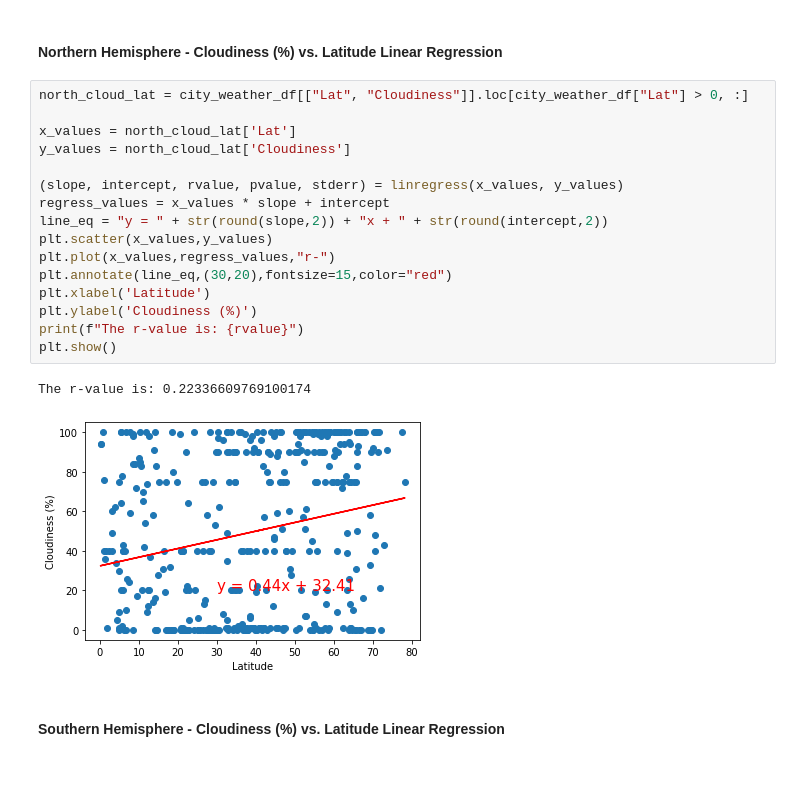
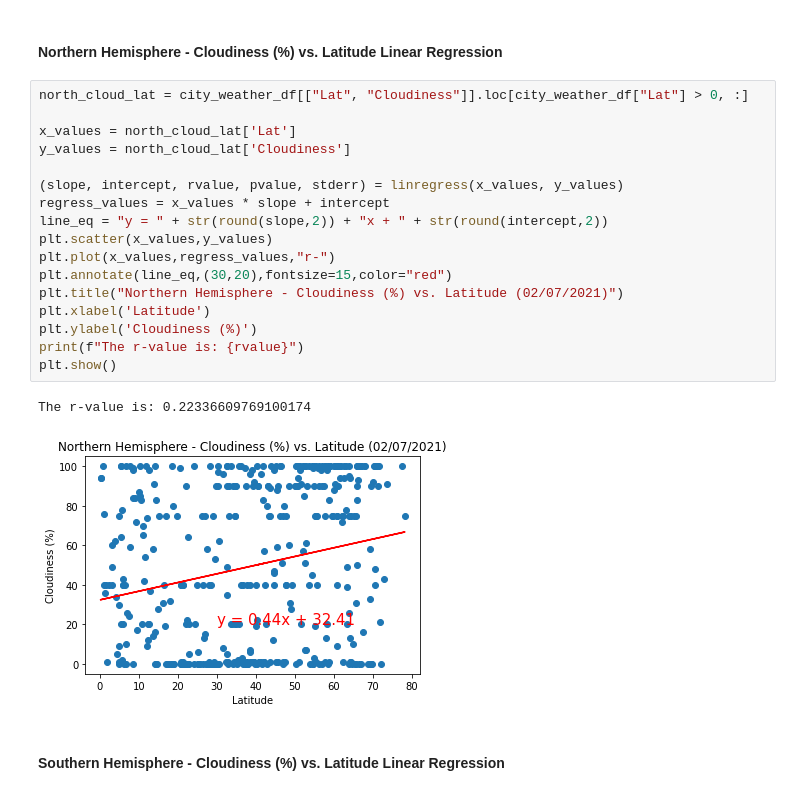
Before and after one commit to mchua004/python-api-challenge, a Jupyter notebook: WeatherPy/WeatherPy.ipynb, the cells around one changed output. Saved outputs shown, nothing was run; the diff lists cells and outputs as text.

```diff
--- a/WeatherPy/WeatherPy.ipynb
+++ b/WeatherPy/WeatherPy.ipynb
@@ -401,22 +370,23 @@ The r-value is: 0.30074571528440547
 # %%
 north_cloud_lat = city_weather_df[["Lat", "Cloudiness"]].loc[city_weather_df["Lat"] > 0, :]
 
 x_values = north_cloud_lat['Lat']
 y_values = north_cloud_lat['Cloudiness']
 
 (slope, intercept, rvalue, pvalue, stderr) = linregress(x_values, y_values)
 regress_values = x_values * slope + intercept
 line_eq = "y = " + str(round(slope,2)) + "x + " + str(round(intercept,2))
 plt.scatter(x_values,y_values)
 plt.plot(x_values,regress_values,"r-")
 plt.annotate(line_eq,(30,20),fontsize=15,color="red")
+plt.title("Northern Hemisphere - Cloudiness (%) vs. Latitude (02/07/2021)")
 plt.xlabel('Latitude')
 plt.ylabel('Cloudiness (%)')
 print(f"The r-value is: {rvalue}")
 plt.show()
 # %% [output]
 The r-value is: 0.22336609769100174
-[figure, old version]
+[figure, new version]
 # %% [markdown]
 ####  Southern Hemisphere - Cloudiness (%) vs. Latitude Linear Regression
 # %%
```
Also changed, not shown: parts of 11 cells of this notebook, 1 other file.
